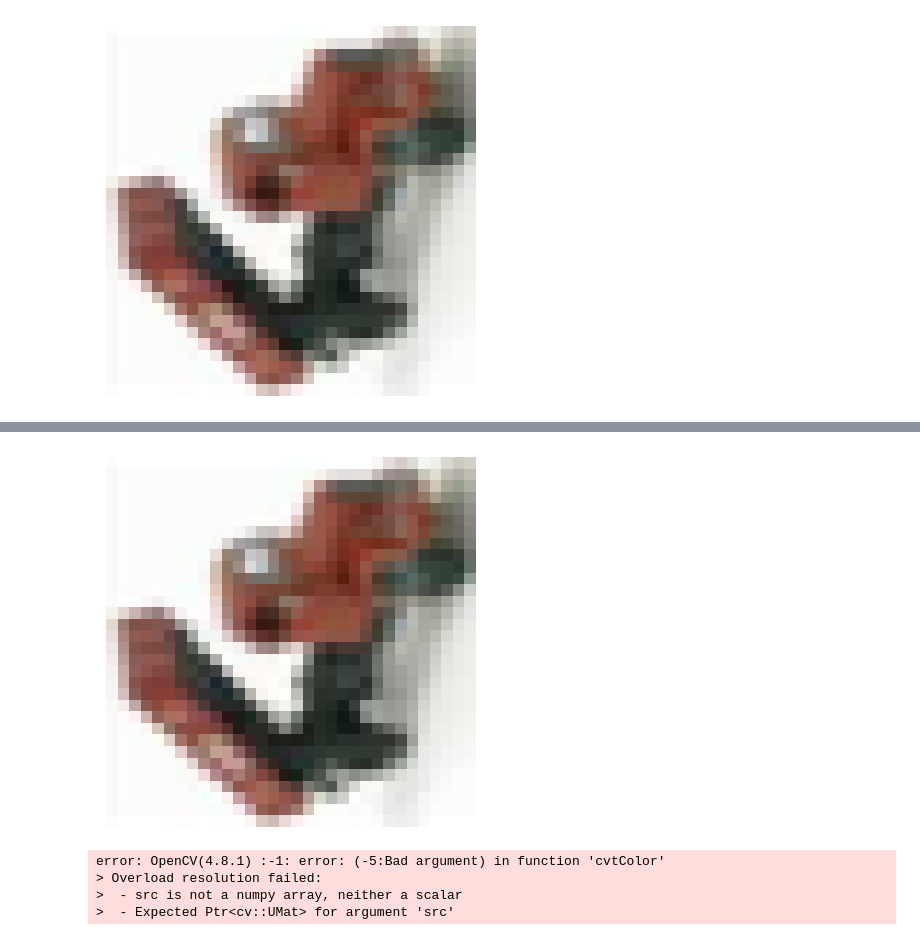
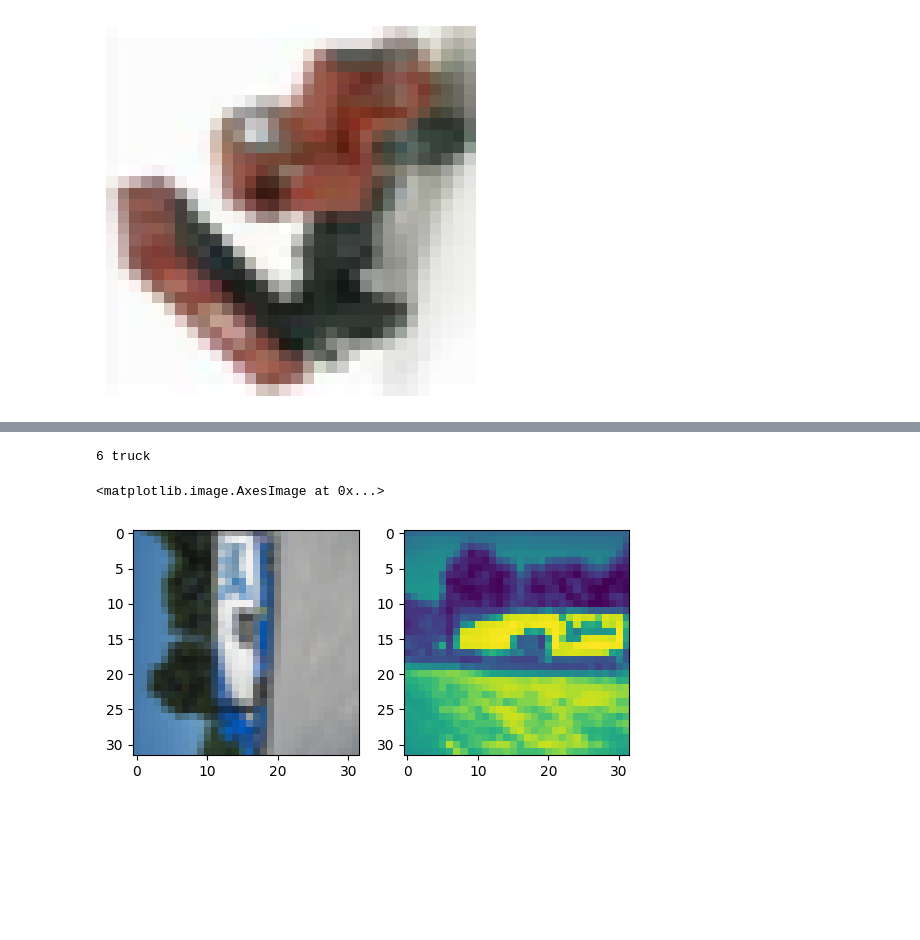
Before and after one commit to Alizzie/ST_CA1, a Jupyter notebook: main.ipynb, the cells around one changed output, grey strips where cells are left out. Cells and saved outputs as stored; diff of their text form; code cells hidden in the pictures; blank space fills up the shorter version.

```diff
--- a/main.ipynb
+++ b/main.ipynb
@@ -236,0 +250,10 @@ plt.show()
+# %%
+
+def equalize(img):
+  img = cv2.equalizeHist(img)
+  return img
+
+
+img = equalize(img)
+plt.imshow(img)
+plt.axis('off')
@@ -236,0 +263,9 @@ plt.show()
+# %%
+def rotate(img):
+  img = cv2.rotate(img, cv2.ROTATE_90_CLOCKWISE)
+  return img
+
+
+img = rotate(img)
+plt.imshow(img)
+plt.axis('off')
@@ -237,23 +275,26 @@ plt.show()
+# %%
+def preprocess(img):
+  img = load_image(img)
+  img = grayscale(img)
+  img = equalize(img)
+  img = rotate(img)
+  img = img/255
+  return img
+# %%
+rd_index = random.randint(0, (len(x_train)-1))
+label = y_train[rd_index]
+img = x_train[rd_index]
 # %%
 # Reshape whole image datasets
-x_train = [load_image(image) for image in x_train]
-x_test = [load_image(image) for image in x_test]
-plt.imshow(x_train[1000])
-plt.axis('off')
-plt.show()
+x_train = [preprocess(image) for image in x_train]
+x_test = [preprocess(image) for image in x_test]
+
+print(label, dic_classnames[label])
+plt.subplot(1, 2, 1)
+plt.imshow(load_image(img))
+plt.subplot(1, 2, 2)
+plt.imshow(x_train[rd_index])
 # %% [output]
+6 truck
+<matplotlib.image.AxesImage at 0x...>
-[figure, old version]
+[figure, new version]
-# %%
-def grayscale(img):
-  img = cv2.cvtColor(img, cv2.COLOR_BGR2GRAY)
-  return img
-
-
-img = grayscale(x_train[1000])
-plt.imshow(img)
-plt.axis("off")
-# %% [output]
-error: OpenCV(4.8.1) :-1: error: (-5:Bad argument) in function 'cvtColor'
-> Overload resolution failed:
->  - src is not a numpy array, neither a scalar
->  - Expected Ptr<cv::UMat> for argument 'src'
```
Also changed, not shown: parts of 6 cells of this notebook.
